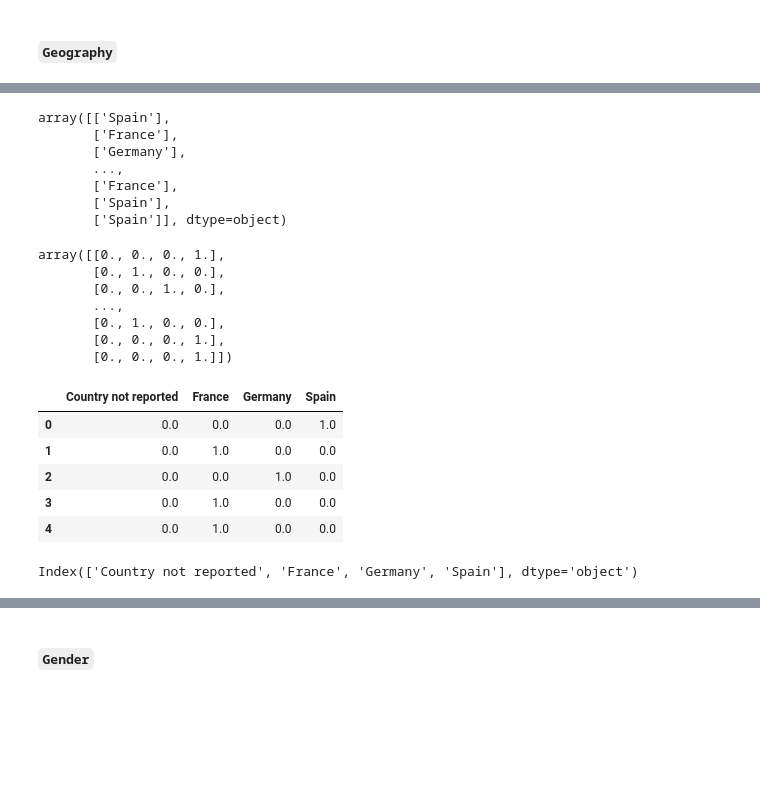
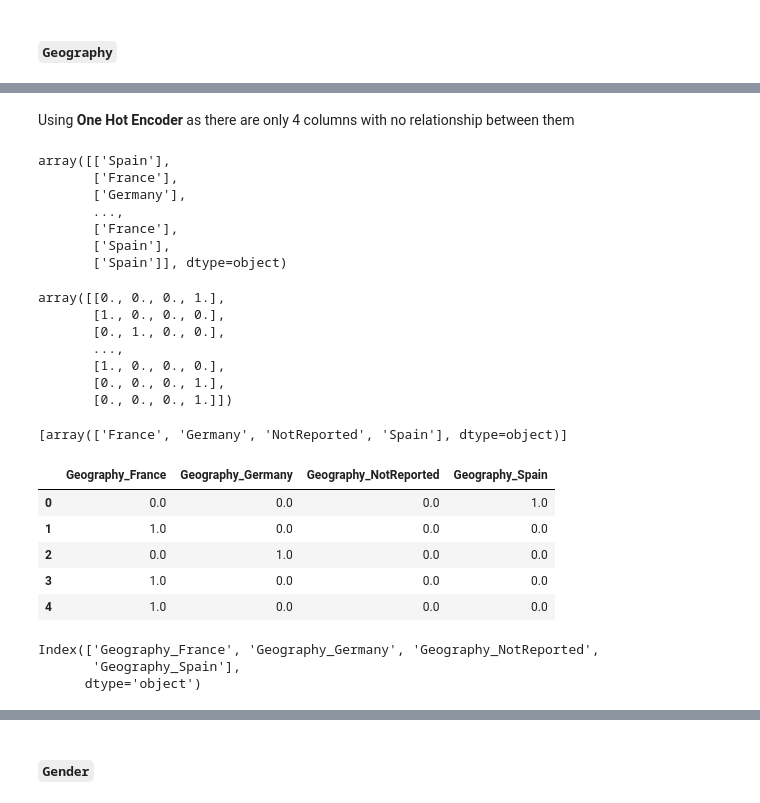
Before and after one commit to Maycas/Bank-Data-Analysis, a Jupyter notebook: Bank Data.ipynb, the cells around one changed output, grey strips where cells are left out. Drawn from its saved outputs; the diff is of its cells as text; code cells hidden in the pictures; blank space fills up the shorter version.

```diff
--- a/Bank Data.ipynb
+++ b/Bank Data.ipynb
@@ -512,6 +512,6 @@ As there is no way we can input a user to a specific country, we will add a new
 # %%
 # checking the Geographical NaN
-df_bank.loc[df_bank.Geography.isna(), "Geography"] = "Country not reported"
+df_bank.loc[df_bank.Geography.isna(), "Geography"] = "NotReported"
 # %%
 df_bank.Geography.value_counts(dropna = False)
 # %% [output]
@@ -550,6 +550,6 @@ df_bank.Gender.hist()
 # %% [markdown]
 Same as before, the 2 main categories, `Male` and `Female` are correctly tagged. However, we have several NaN that we can't fill a value in as we don't know the reason behind that. Maybe the customers don't identify themselves with that particular gender, they didn't want to specify it, or in fact, there's been an error when storing the values in the database. We will create a 3rd category calling it `Gender not specified` and fill all NaN's with it.
 # %%
-df_bank.loc[df_bank.Gender.isna(), "Gender"] = "Gender not specified"
+df_bank.loc[df_bank.Gender.isna(), "Gender"] = "NotSpecified"
 df_bank.Gender.value_counts(dropna = False)
 # %% [output]
@@ -1252,5 +1248,7 @@ def one_hot_reshape(df, col):
+# %% [markdown]
+Using **One Hot Encoder** as there are only 4 columns with no relationship between them
 # %%
-reshaped_geography = one_hot_reshape(df_bank, "Geography")
+reshaped_geography = np.array(df_bank["Geography"]).reshape(len(df_bank), 1)
 reshaped_geography
 # %% [output]
 array([['Spain'],
@@ -1262,31 +1260,36 @@ array([['Spain'],
        ['Spain']], dtype=object)
 # %%
 # using One Hot Encoding as there's no relationship between the different values
-encoder = OneHotEncoder(sparse = False)
-encoder.fit_transform(reshaped_geography)
+geography_encoder = OneHotEncoder(sparse = False)
+geography_encoder.fit_transform(reshaped_geography)
 # %% [output]
 array([[0., 0., 0., 1.],
+       [1., 0., 0., 0.],
        [0., 1., 0., 0.],
-       [0., 0., 1., 0.],
        ...,
-       [0., 1., 0., 0.],
+       [1., 0., 0., 0.],
        [0., 0., 0., 1.],
        [0., 0., 0., 1.]])
+# %%
+geography_encoder.categories_
+# %% [output]
+[array(['France', 'Germany', 'NotReported', 'Spain'], dtype=object)]
 # %%
-temp_df = pd.DataFrame(encoder.fit_transform(reshaped_geography),columns=list(encoder.categories_))
+temp_df = pd.DataFrame(geography_encoder.fit_transform(reshaped_geography), columns = list("Geography_" + geography_encoder.categories_[0]))
 temp_df.head()
 # %% [output]
-|  | Country not reported | France | Germany | Spain |
+|  | Geography_France | Geography_Germany | Geography_NotReported | Geography_Spain |
 | 0 | 0.0 | 0.0 | 0.0 | 1.0 |
-| 1 | 0.0 | 1.0 | 0.0 | 0.0 |
-| 2 | 0.0 | 0.0 | 1.0 | 0.0 |
-| 3 | 0.0 | 1.0 | 0.0 | 0.0 |
-| 4 | 0.0 | 1.0 | 0.0 | 0.0 |
+| 1 | 1.0 | 0.0 | 0.0 | 0.0 |
+| 2 | 0.0 | 1.0 | 0.0 | 0.0 |
+| 3 | 1.0 | 0.0 | 0.0 | 0.0 |
+| 4 | 1.0 | 0.0 | 0.0 | 0.0 |
-# %%
-temp_df.columns = [multi_col[0] for multi_col in temp_df.columns]
-temp_df.columns
-# %% [output]
-Index(['Country not reported', 'France', 'Germany', 'Spain'], dtype='object')
+# %%
+temp_df.columns
+# %% [output]
+Index(['Geography_France', 'Geography_Germany', 'Geography_NotReported',
+       'Geography_Spain'],
+      dtype='object')
 # %%
 df_bank = df_bank.join(temp_df)
 df_bank
```
Also changed, not shown: parts of 27 cells of this notebook, 1 other file.
